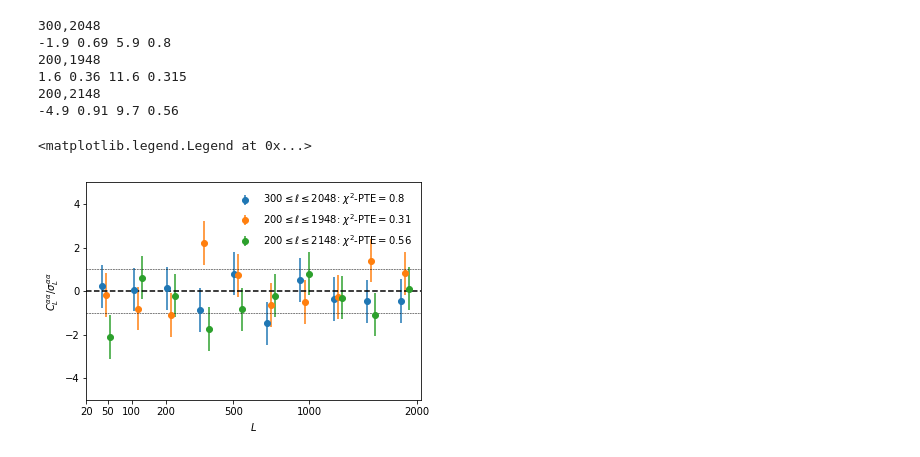
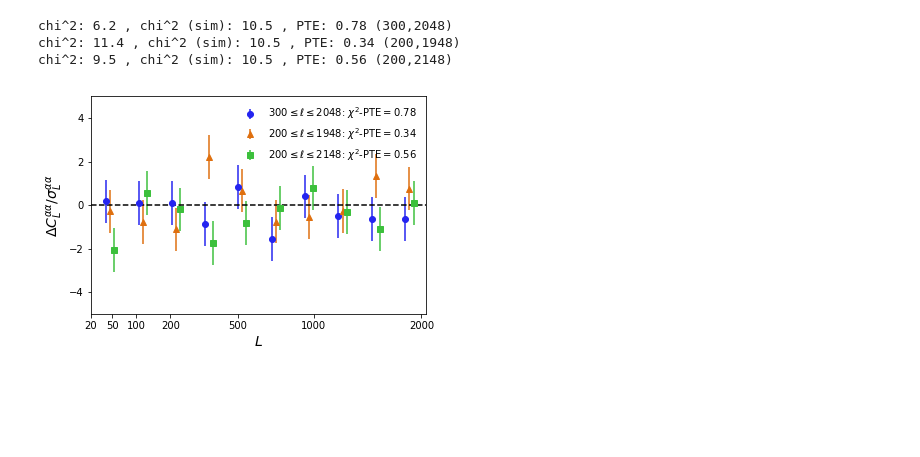
Before and after one commit to ACTCollaboration/cosmicbirefringence, a Jupyter notebook: ms_sys_x2pte_specjack.ipynb, the cells around one changed output. Cells and saved outputs as stored; diff of their text form; code cells hidden in the pictures; blank space fills up the shorter version.

```diff
--- a/ms_sys_x2pte_specjack.ipynb
+++ b/ms_sys_x2pte_specjack.ipynb
@@ -4,35 +4,34 @@ from matplotlib.pyplot import *
 # %%
 # baseline
 Lmin = 20
-mb, __, __ = prjlib.binning_all(10,lmin=Lmin,Lsp=2048)
-p0, __ = prjlib.filename_init(PSA='s14&15_deep56',stype='lcmb',doreal='True',dearot='True',rlmin='200')
-ocb0 = prjlib.binned_cl(p0.quad.f['EB'].ocls,mb)
-scb0 = prjlib.binned_cl_rlz(p0.quad.f['EB'].cl,0,200,mb)
+ver = 'v1'
+dearot = 'True'
+simn = 200
+mb = bins.multipole_binning(10,spc='p2',lmin=Lmin,lmax=2048)
+p0, __ = prjlib.filename_init(doreal='True',stype='lcmb',dearot=dearot,rlmin='200',rlmax='2048',ver=ver)
+ocb0 = prjlib.binned_cl(p0.quad.f['EB'].cl[0],mb)
+scb0 = prjlib.binned_cl_rlz(p0.quad.f['EB'].cl,1,simn,mb)
 # %%
-pl.plot_1dstyle(frac=True,spc='p2',ylab=r'$C_L^{\alpha\alpha}/\sigma_L^{\alpha\alpha}$',xmin=Lmin)
+pl.plot_1dstyle(spc='p2',ylab=r'$\Delta C_L^{\alpha\alpha}/\sigma_L^{\alpha\alpha}$',xmin=Lmin,ymin=-5,ymax=5,xlabsize=14,ylabsize=14)
 dat = {}
-for i, (rlmin, rlmax) in enumerate([('300','2048'),('200','1948'),('200','2148')]):
-    p1, __ = prjlib.filename_init(PSA='s14&15_deep56',stype='lcmb',doreal='True',dearot='True',rlmin=rlmin,rlmax=rlmax)
-    docb = prjlib.binned_cl(p1.quad.f['EB'].ocls,mb) - ocb0
-    dscb = prjlib.binned_cl_rlz(p1.quad.f['EB'].cl,0,200,mb) - scb0
+for i, (rlmin, rlmax, symbol) in enumerate([('300','2048','o'),('200','1948','^'),('200','2148','s')]):
+    p1, __ = prjlib.filename_init(doreal='True',stype='lcmb',dearot=dearot,rlmin=rlmin,rlmax=rlmax,ver=ver)
+    docb = prjlib.binned_cl(p1.quad.f['EB'].cl[0],mb) - ocb0
+    dscb = prjlib.binned_cl_rlz(p1.quad.f['EB'].cl,1,simn,mb) - scb0
     dat[i] = dscb
     dmcb = np.mean(dscb,axis=0)
     dvcb = np.std(dscb,axis=0)
-    print(str(rlmin)+','+str(rlmax))
-    st = ana.PTEs(docb,dscb)
-    Label = r'$'+str(rlmin)+'\leq \ell\leq'+str(rlmax)+'$: $\chi^2$-PTE$='+str(st.px2)[:4]+'$'
-    errorbar(np.sqrt(mb.bc)+0.5*(i-1),(docb-dmcb)/dvcb,yerr=dvcb/dvcb,fmt='o',label=Label)
+    st = ana.PTEs(docb,dscb,comment=str(rlmin)+','+str(rlmax))
+    Label = r'$'+str(rlmin)+'\leq \ell\leq'+str(rlmax)+'$: $\chi^2$-PTE$='+str(np.around(st.px2,2))[:4]+'$'
+    errorbar(np.sqrt(mb.bc)+0.5*(i-1),(docb-dmcb)/dvcb,yerr=dvcb/dvcb,fmt=symbol,label=Label)
 
+axhline(0,color='k',ls='--')
 legend(loc=0,frameon=False)
-#savefig('fig_specjack.png')
+savefig('fig_specjack.eps')
 # %% [output]
-300,2048
--1.9 0.69 5.9 0.8
-200,1948
-1.6 0.36 11.6 0.315
-200,2148
--4.9 0.91 9.7 0.56
+chi^2: 6.2 , chi^2 (sim): 10.5 , PTE: 0.78 (300,2048)
+chi^2: 11.4 , chi^2 (sim): 10.5 , PTE: 0.34 (200,1948)
+chi^2: 9.5 , chi^2 (sim): 10.5 , PTE: 0.56 (200,2148)
-<matplotlib.legend.Legend at 0x...>
-[figure, old version]
+[figure, new version]
 # %%
 for i in range(3):
```
Also changed, not shown: parts of 2 cells of this notebook.
